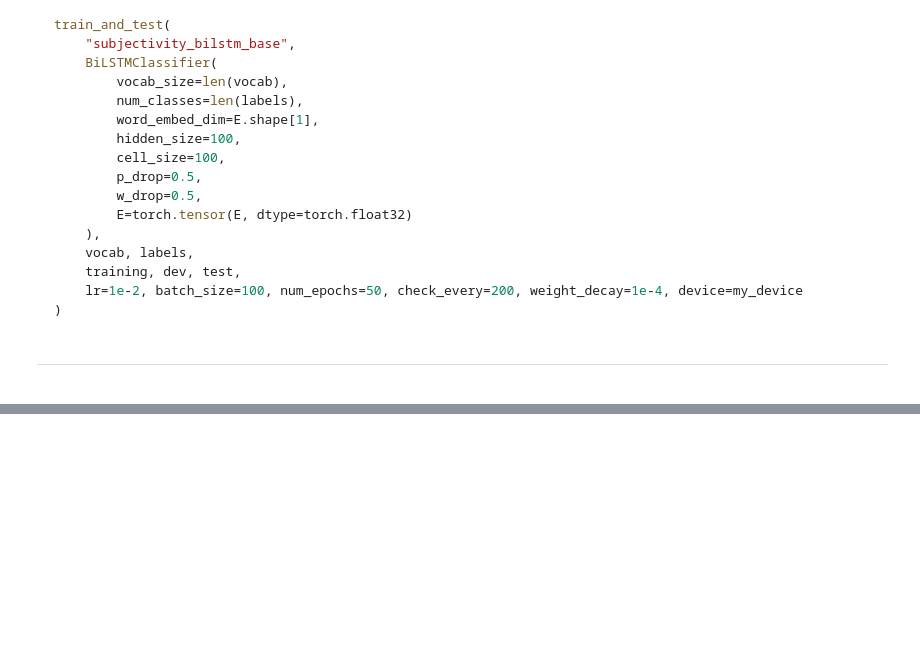
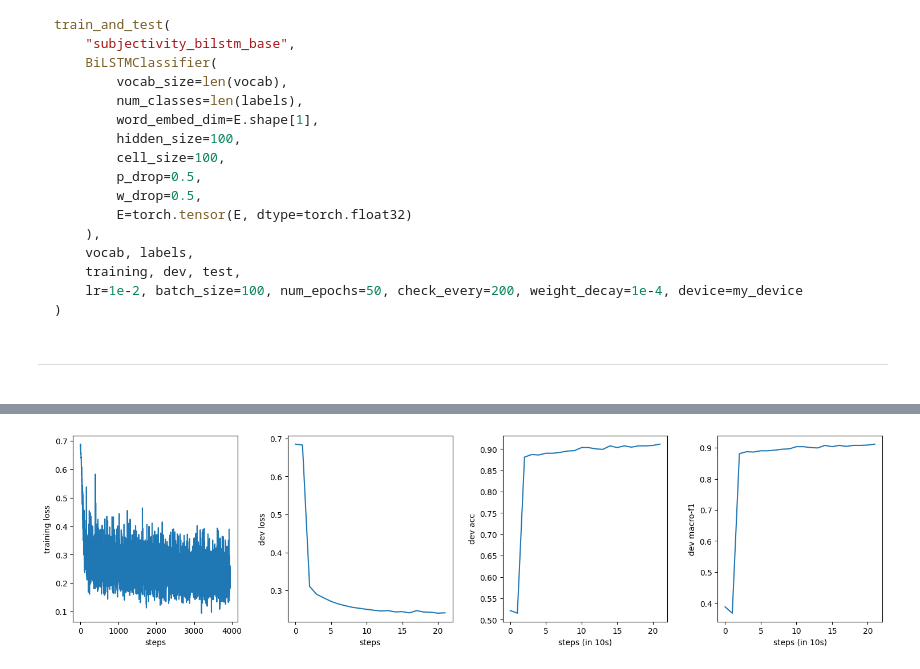
Before and after one commit to Ploynkh/IV, a Jupyter notebook: T4.ipynb, the cells around one changed output, grey strips where cells are left out. Drawn from its saved outputs; the diff is of its cells as text; code cells hidden in the pictures; folded sections open; blank space fills up the shorter version.

```diff
--- a/T4.ipynb
+++ b/T4.ipynb
@@ -2803,3 +3125,86 @@ train_and_test(
 ---
 
 </details>
+# %%
+### SOLUTION CELL
+corpus = subjectivity
+labels = tuple(corpus.categories())
+print(f"{len(corpus.sents())} labelled documents")
+print("{}-way classification:\n{}".format(len(labels), '\n'.join(labels)))
+
+print("# Prepare NLTK corpus")
+training_pairs, dev_pairs, test_pairs = prepare_nltk_corpus(corpus, labels, max_length=50, portion=1.0)
+print("Data size (training, dev, test):")
+print(training_pairs.shape, dev_pairs.shape, test_pairs.shape)
+
+print("# Construct Vocabulary")
+vocab = Vocabulary()
+update_vocabulary_from_corpus(vocab, (xy[0].split() for xy in training_pairs), min_freq=1)
+print(f"Vocab size before GloVe: {len(vocab)}")
+for w in glove.keys():
+    vocab.add(w)
+print(f"Vocab size after GloVe: {len(vocab)}")
+
+print("# Construct embedding matrix")
+E = make_embedding_matrix(vocab, glove, 50)
+print(E.shape)
+
+print("# Construct LabelledCorpus objects")
+training = LabelledCorpus(
+    # these are the input documents (we use split so they are sequences of tokens)
+    (x.split() for x in training_pairs[:, 0]),
+    training_pairs[:, 1], # these are the documents' labels
+    vocab,
+    labels
+)
+dev = LabelledCorpus(
+    # these are the input documents (we use split so they are sequences of tokens)
+    (x.split() for x in dev_pairs[:, 0]),
+    dev_pairs[:, 1],
+    vocab,
+    labels
+)
+test = LabelledCorpus(
+    # these are the input documents (we use split so they are sequences of tokens)
+    (x.split() for x in test_pairs[:, 0]),
+    test_pairs[:, 1],
+    vocab,
+    labels
+)
+
+print("# Train and test AvgEmb model")
+train_and_test(
+    "subjectivity_avgemb_base",
+    AvgEmbClassifier(
+        vocab_size=len(vocab),
+        num_classes=len(labels),
+        word_embed_dim=E.shape[1],
+        hidden_size=100,
+        p_drop=0.,
+        E=torch.tensor(E, dtype=torch.float32)
+    ),
+    vocab, labels,
+    training, dev,
+    lr=1e-3, batch_size=100, num_epochs=50, check_every=200, weight_decay=1e-4, device=my_device
+)
+
+
+print("# Train and test BiLSTM model")
+seed_all() # reset random number generators before creating your model and training it
+train_and_test(
+    "subjectivity_bilstm_base",
+    BiLSTMClassifier(
+        vocab_size=len(vocab),
+        num_classes=len(labels),
+        word_embed_dim=E.shape[1],
+        hidden_size=100,
+        cell_size=100,
+        p_drop=0.5,
+        w_drop=0.5,
+        E=torch.tensor(E, dtype=torch.float32)
+    ),
+    vocab, labels,
+    training, dev, test,
+    lr=1e-2, batch_size=100, num_epochs=50, check_every=200, weight_decay=1e-4, device=my_device
+)
+# %% [output]
@@ -2805,0 +3228 @@ train_and_test(
+[figure, added]
```
Also changed, not shown: parts of 10 cells of this notebook.
